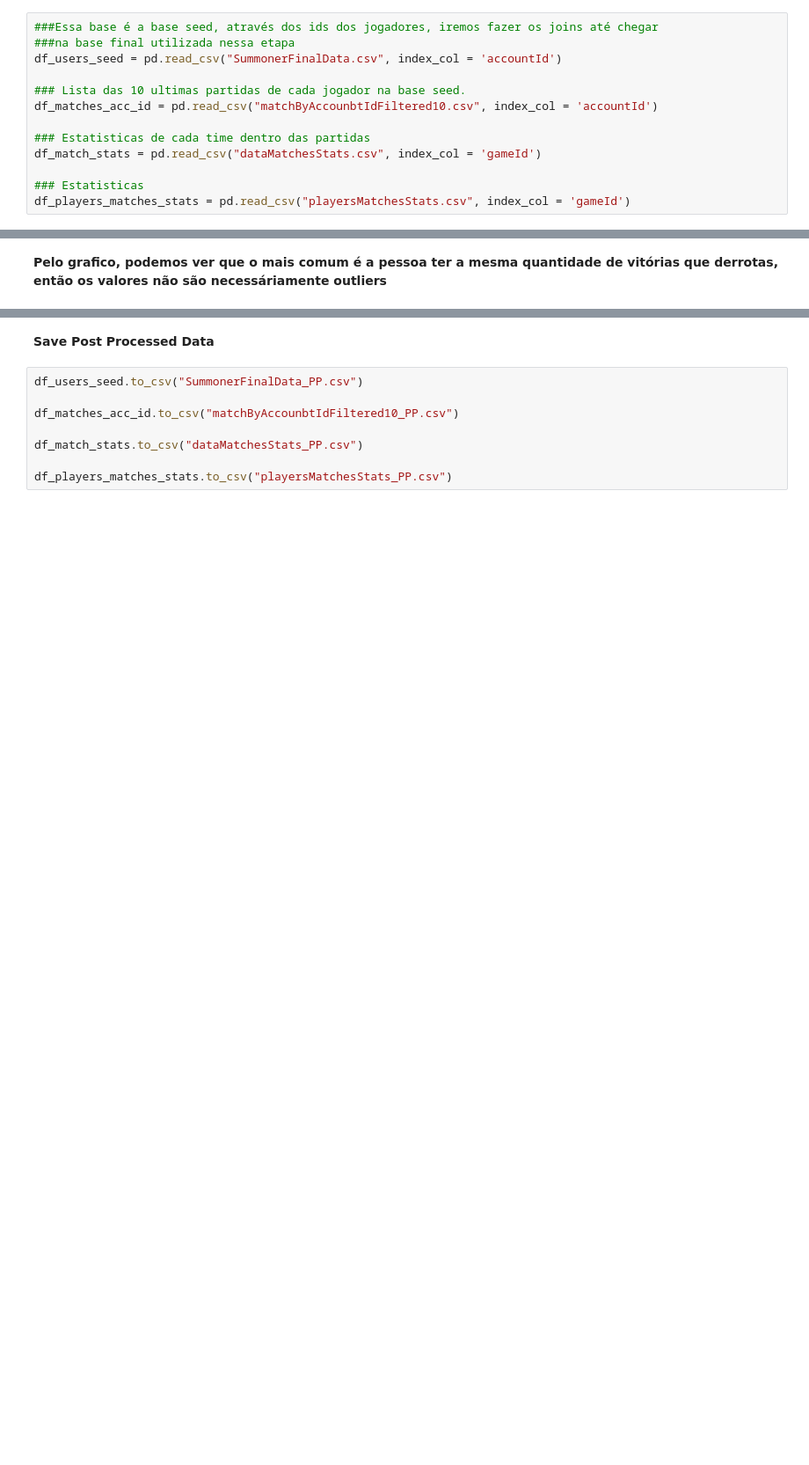
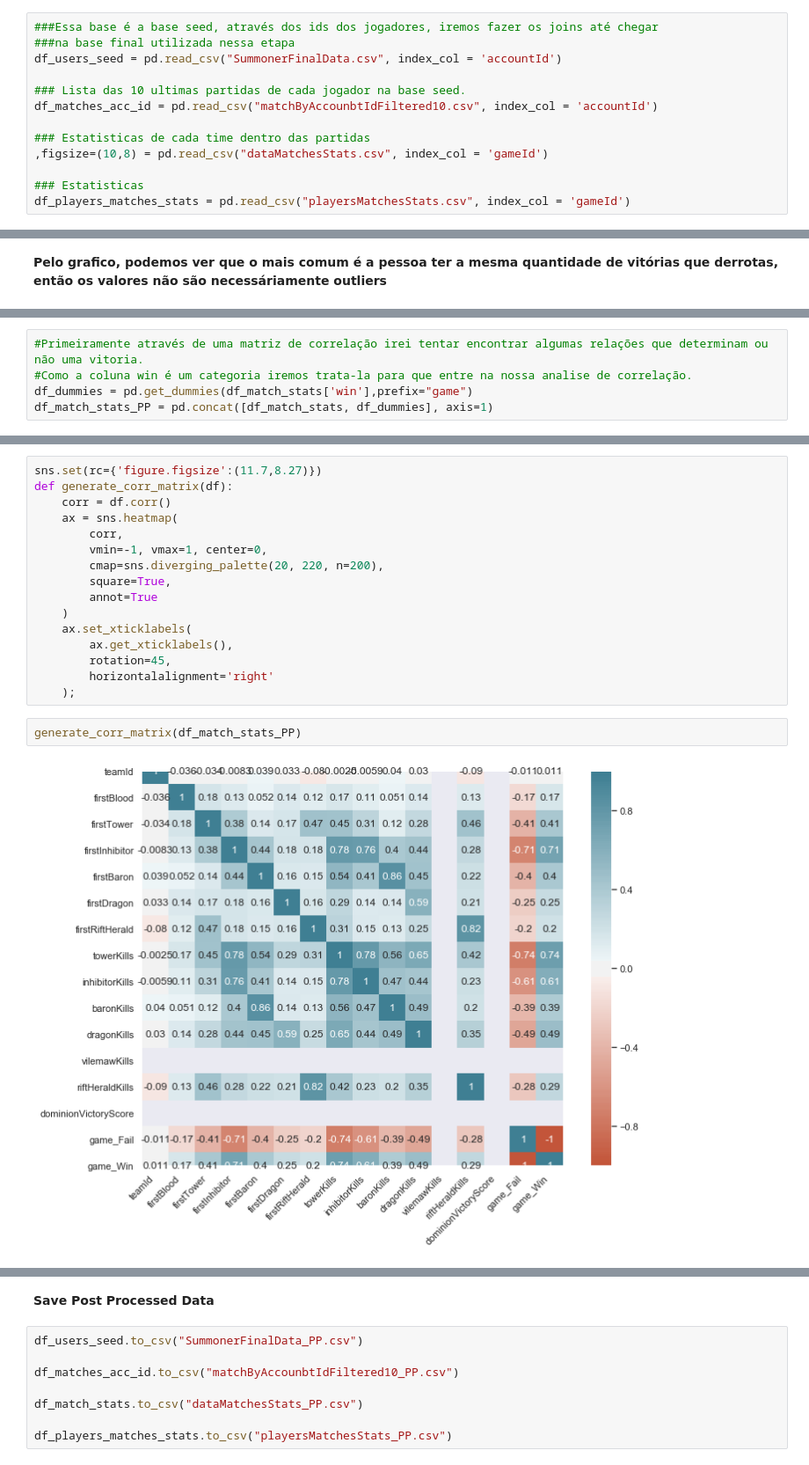
Before and after one commit to rcs8/PredictLolWins, a Jupyter notebook: Processing Data.ipynb, the cells around one changed output, grey strips where cells are left out. Shown at 88% size. Saved outputs shown, nothing was run; the diff lists cells and outputs as text; blank space fills up the shorter version.

Commit message:
EDA - Statistics in game

```diff
--- a/Processing Data.ipynb
+++ b/Processing Data.ipynb
@@ -12,7 +14,7 @@ df_users_seed = pd.read_csv("SummonerFinalData.csv", index_col = 'accountId')
 df_matches_acc_id = pd.read_csv("matchByAccounbtIdFiltered10.csv", index_col = 'accountId')
 
 ### Estatisticas de cada time dentro das partidas
-df_match_stats = pd.read_csv("dataMatchesStats.csv", index_col = 'gameId')
+,figsize=(10,8) = pd.read_csv("dataMatchesStats.csv", index_col = 'gameId')
 
 ### Estatisticas
 df_players_matches_stats = pd.read_csv("playersMatchesStats.csv", index_col = 'gameId')
@@ -317,0 +363,5 @@ df_users_seed.plot.scatter(x='wins', y='losses')
+# %%
+#Primeiramente através de uma matriz de correlação irei tentar encontrar algumas relações que determinam ou não uma vitoria.
+#Como a coluna win é um categoria iremos trata-la para que entre na nossa analise de correlação.
+df_dummies = pd.get_dummies(df_match_stats['win'],prefix="game")
+df_match_stats_PP = pd.concat([df_match_stats, df_dummies], axis=1)
@@ -317,0 +375,20 @@ df_users_seed.plot.scatter(x='wins', y='losses')
+# %%
+sns.set(rc={'figure.figsize':(11.7,8.27)})
+def generate_corr_matrix(df):
+    corr = df.corr()
+    ax = sns.heatmap(
+        corr,
+        vmin=-1, vmax=1, center=0,
+        cmap=sns.diverging_palette(20, 220, n=200),
+        square=True,
+        annot=True
+    )
+    ax.set_xticklabels(
+        ax.get_xticklabels(),
+        rotation=45,
+        horizontalalignment='right'
+    );
+# %%
+generate_corr_matrix(df_match_stats_PP)
+# %% [output]
+[figure, added]
```
Also changed, not shown: parts of 18 cells of this notebook, 1 other file.
